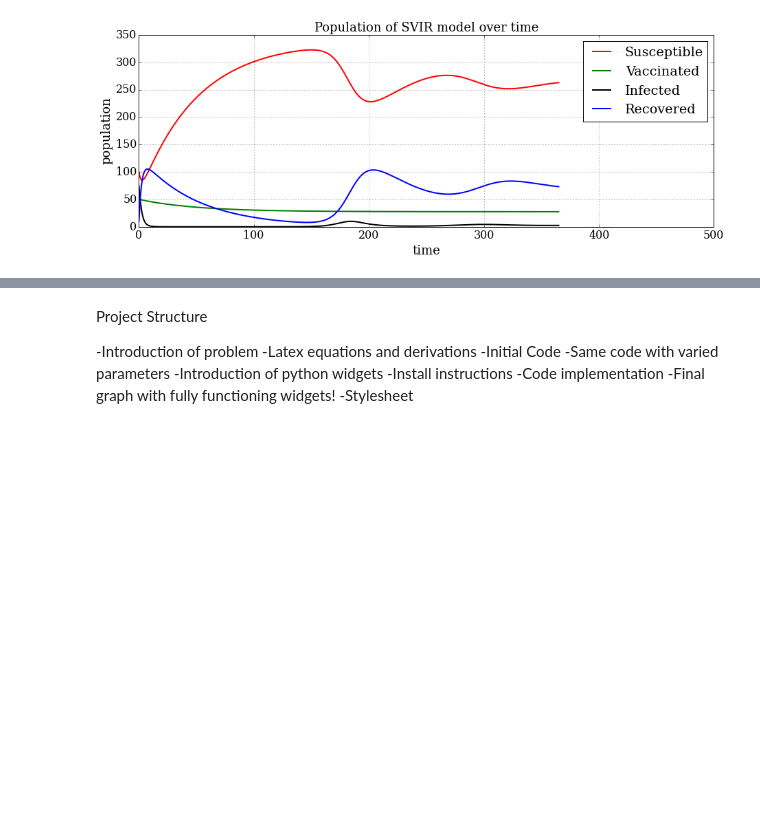
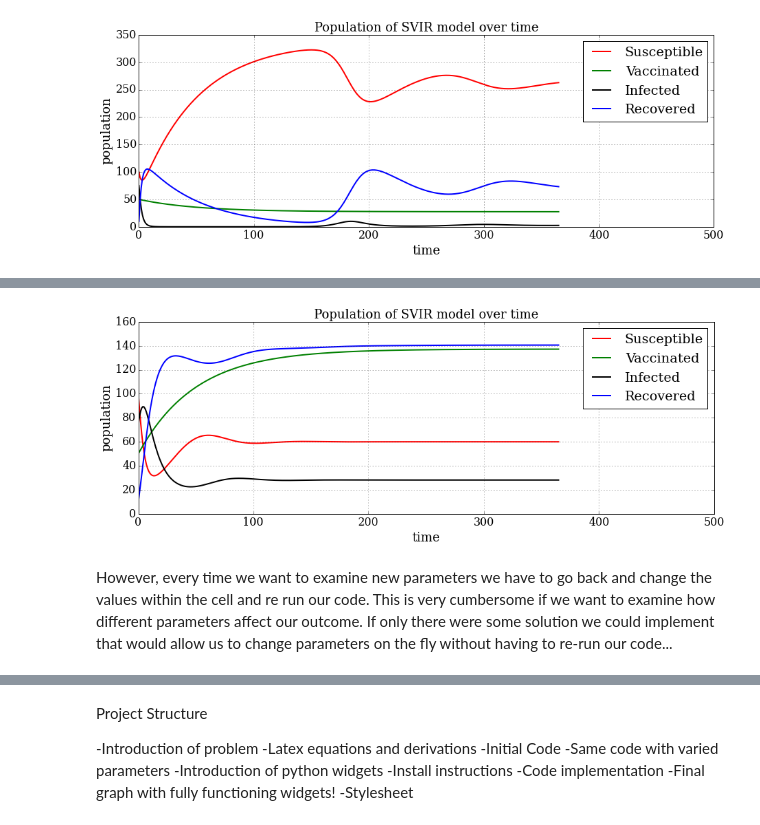
Before and after one commit to numerical-mooc/in-class-demo, a Jupyter notebook: cdigangi8/Final_Project.ipynb, the cells around one changed output, grey strips where cells are left out. Cells and saved outputs as stored; diff of their text form; code cells hidden in the pictures; blank space fills up the shorter version.

```diff
--- a/cdigangi8/Final_Project.ipynb
+++ b/cdigangi8/Final_Project.ipynb
@@ -256,0 +261,40 @@ pyplot.legend();
+# %%
+e = .5 #vaccination success rate
+p = .75 # newborn vaccination rate
+mu = .02 # death rate
+beta = .002 # contact rate
+gamma = .1 # Recovery rate
+
+S0 = 100 # Initial Susceptibles
+V0 = 50 # Initial Vaccinated
+I0 = 75 # Initial Infected
+R0 = 10 # Initial Recovered
+
+N = S0 + I0 + R0 + V0 #Total population (remains constant)
+
+T = 365 # Iterate over 1 year
+dt = 1 # 1 day
+N = int(T/dt)+1 # Total number of iterations
+t = numpy.linspace(0, T, N) # Time discretization
+
+u = numpy.zeros((N,4)) # Initialize the solution array with zero values
+u[0] = [S0, V0, I0, R0] # Set the initial conditions in the solution array
+
+for n in range(N-1): # Loop through time steps
+    u[n+1] = euler_step(u[n], f, dt) # Get the value for the next time step using our euler_step function
+
+pyplot.figure(figsize=(15,5))
+pyplot.grid(True)
+pyplot.xlabel(r'time', fontsize=18)
+pyplot.ylabel(r'population', fontsize=18)
+pyplot.xlim(0, 500)
+pyplot.title('Population of SVIR model over time', fontsize=18)
+pyplot.plot(t,u[:,0], color= 'red', lw=2, label = 'Susceptible');
+pyplot.plot(t,u[:,1], color='green', lw=2, label = 'Vaccinated');
+pyplot.plot(t,u[:,2], color='black', lw=2, label = 'Infected');
+pyplot.plot(t,u[:,3], color='blue', lw=2, label = 'Recovered');
+pyplot.legend();
+# %% [output]
+[figure, added]
+# %% [markdown]
+However, every time we want to examine new parameters we have to go back and change the values within the cell and re run our code. This is very cumbersome if we want to examine how different parameters affect our outcome. If only there were some solution we could implement that would allow us to change parameters on the fly without having to re-run our code...
```
Also changed, not shown: parts of 2 cells of this notebook.
